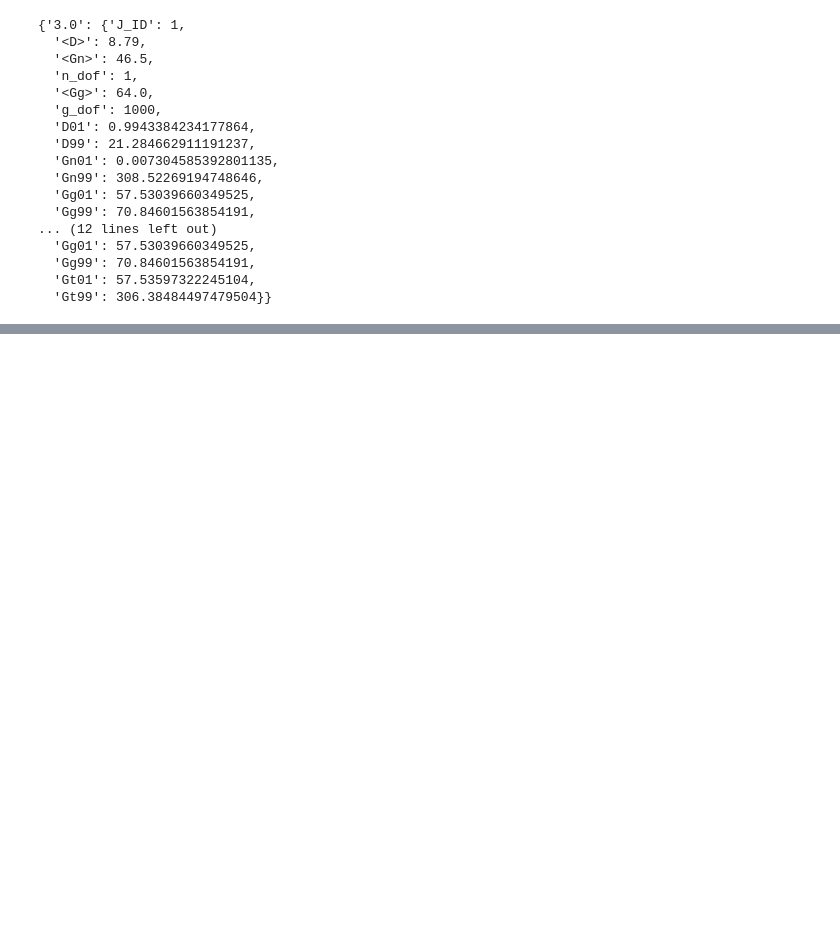
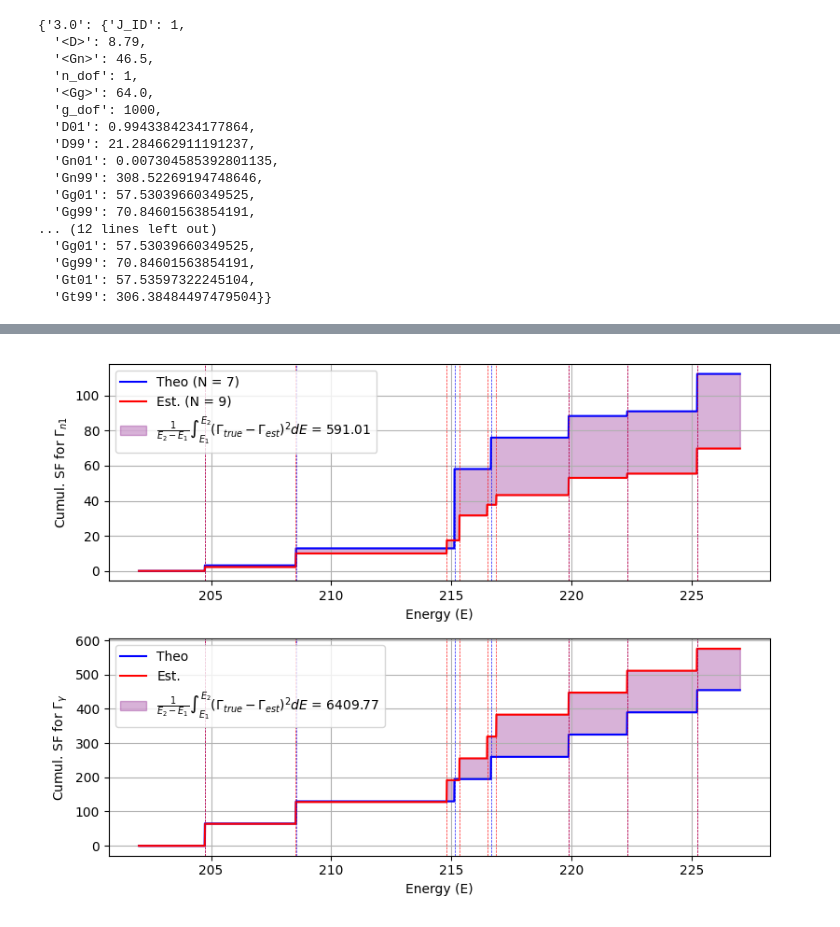
Before and after one commit to Naww137/ATARI, a Jupyter notebook: examples/Ta181_Analysis/hist_reader_comparison.ipynb, the cells around one changed output, grey strips where cells are left out. Cells and saved outputs as stored; diff of their text form; code cells hidden in the pictures; blank space fills up the shorter version.

Commit message:
SF visualization

```diff
--- a/examples/Ta181_Analysis/hist_reader_comparison.ipynb
+++ b/examples/Ta181_Analysis/hist_reader_comparison.ipynb
@@ -47,10 +47,25 @@ if not os.path.exists(anim_save_dir ):
     os.makedirs(anim_save_dir)
 
 all_histories_data = {
-    '0_1sg_sf_10_greedy_sdf_15':{
-        'dataset_pkl': 'dataset_sf_10_greedy_True_er[202_227]_chi2allowed_0_sdf_15.pkl',
-        'hist_pkl': 'hist_sf_10_greedy_True_er[202_227]_chi2allowed_0_sdf_15.pkl'
+    '0_asg_80_red_50_greedy_sdf_15':{
+        'dataset_pkl': 'dataset_80_red_50_greedy_True_er[202_227]_chi2allowed_0_allspingr_sdf_15.pkl',
+        'hist_pkl': 'hist_80_red_50_greedy_True_er[202_227]_chi2allowed_0_allspingr_sdf_15.pkl'
     },
+
+    '0_asg_60_red_40_greedy_sdf_15':{
+        'dataset_pkl': 'dataset_sf_40_greedy_True_er[202_227]_chi2allowed_0_allspingr_sdf_15.pkl',
+        'hist_pkl': 'hist_sf_40_greedy_True_er[202_227]_chi2allowed_0_allspingr_sdf_15.pkl'
+    },
+
+    '0_asg_60_red_15_greedy_sdf_15':{
+        'dataset_pkl': 'dataset_sf_15_greedy_True_er[202_227]_chi2allowed_0_allspingr_sdf_15.pkl',
+        'hist_pkl': 'hist_sf_15_greedy_True_er[202_227]_chi2allowed_0_allspingr_sdf_15.pkl'
+    },
+
+
+
+
+
 
 }
 
@@ -211,0 +217,10 @@ fig.show()
+# %%
+SSE_Gg, SSE_Gn1, SSE_sf_fig = elim_addit_funcs.calc_strength_functions(
+        theoretical_df = true_chars.par_post,
+        estimated_df = model2.par_post,
+        energy_range = allexp_data[f'{model1_key}']['energy_range'],
+        fig_size=(8, 6),
+        create_fig=True,
+        )
+# %% [output]
+[figure, added]
```
Also changed, not shown: parts of 6 cells of this notebook, 3 other files.
